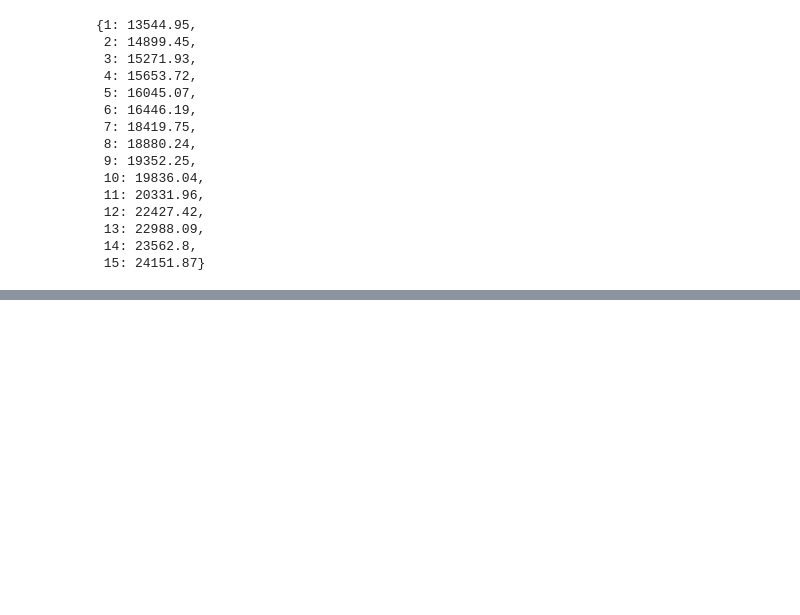
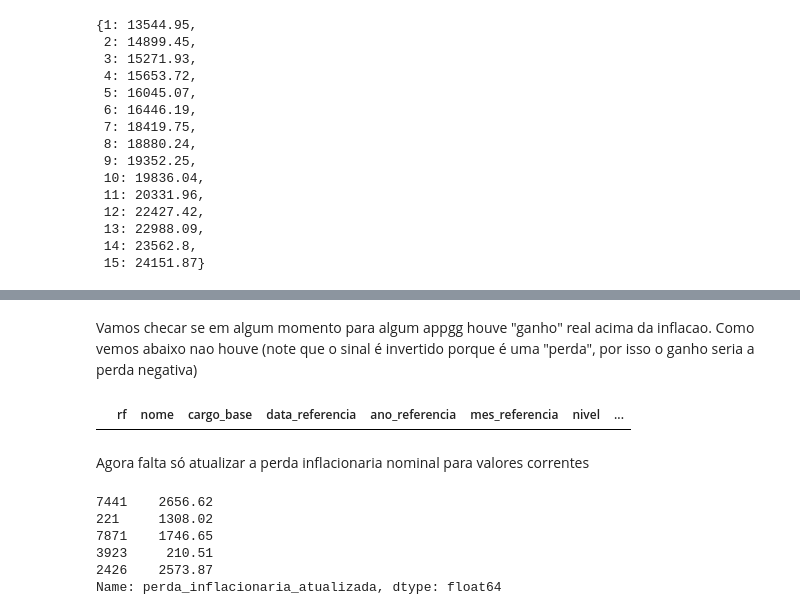
Before and after one commit to h-pgy/perda_inflacionaria_appgg, a Jupyter notebook: calculo_perda_inflacionaria.ipynb, the cells around one changed output, grey strips where cells are left out. Saved outputs shown, nothing was run; the diff lists cells and outputs as text; code cells hidden in the pictures; blank space fills up the shorter version.

```diff
--- a/calculo_perda_inflacionaria.ipynb
+++ b/calculo_perda_inflacionaria.ipynb
@@ -465,0 +481,8 @@ reajuste_ipc.save_indices()
+# %% [markdown]
+Vamos checar se em algum momento para algum appgg houve "ganho" real acima da inflacao. Como vemos abaixo nao houve (note que o sinal é invertido porque é uma "perda", por isso o ganho seria a perda negativa)
+# %%
+df[df['perda_inflacionaria_nominal']<0]
+# %% [output]
+|  | rf | nome | cargo_base | data_referencia | ano_referencia | mes_referencia | nivel | ... |
+# %% [markdown]
+Agora falta só atualizar a perda inflacionaria nominal para valores correntes
@@ -465,0 +504,9 @@ reajuste_ipc.save_indices()
+# %%
+df['perda_inflacionaria_atualizada'].sample(5)
+# %% [output]
+7441    2656.62
+221     1308.02
+7871    1746.65
+3923     210.51
+2426    2573.87
+Name: perda_inflacionaria_atualizada, dtype: float64
```
Also changed, not shown: parts of 16 cells of this notebook, 3 other files.
